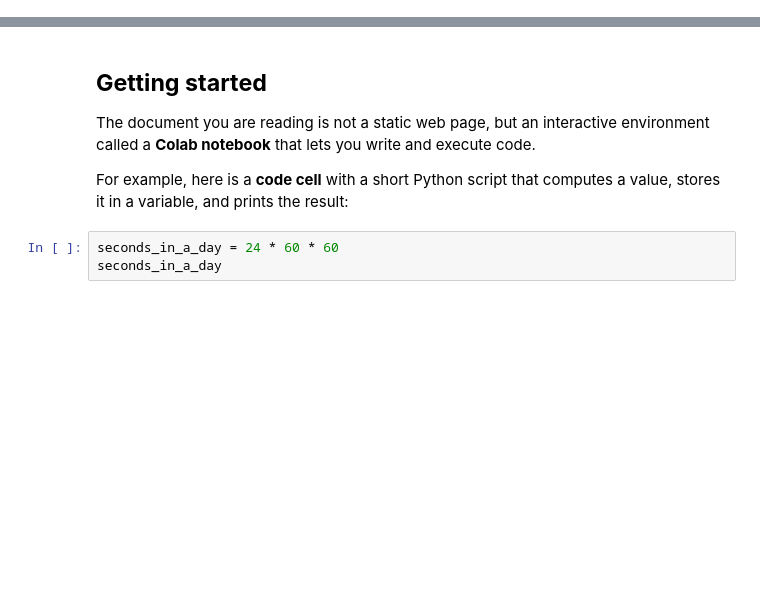
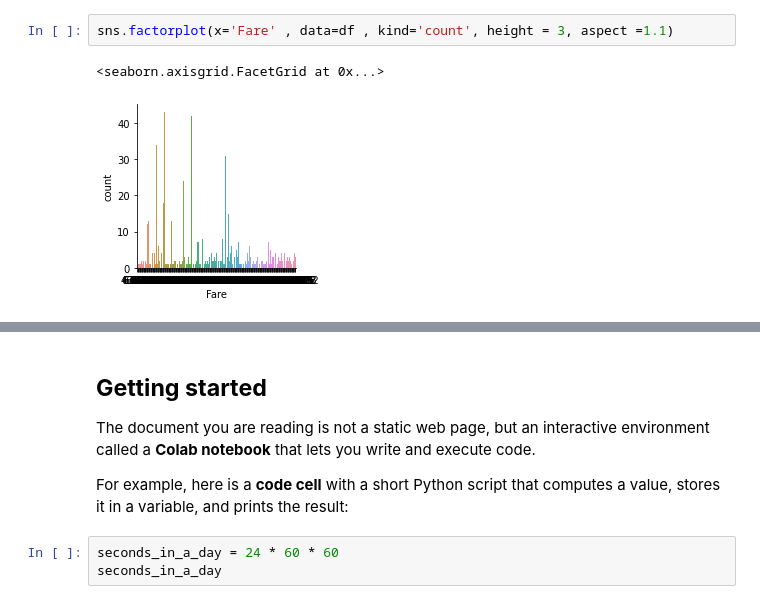
Before and after one commit to MarkeyArnault/Markey, a Jupyter notebook: Welcome_To_Colaboratory.ipynb, the cells around one changed output, grey strips where cells are left out. Saved outputs shown, nothing was run; the diff lists cells and outputs as text; blank space fills up the shorter version.

```diff
--- a/Welcome_To_Colaboratory.ipynb
+++ b/Welcome_To_Colaboratory.ipynb
@@ -165,0 +74,5 @@ fifth_powers()
+# %%
+sns.factorplot(x='Fare' , data=df , kind='count', height = 3, aspect =1.1)
+# %% [output]
+<seaborn.axisgrid.FacetGrid at 0x...>
+[figure, added]
```
Also changed, not shown: parts of 15 cells of this notebook.
